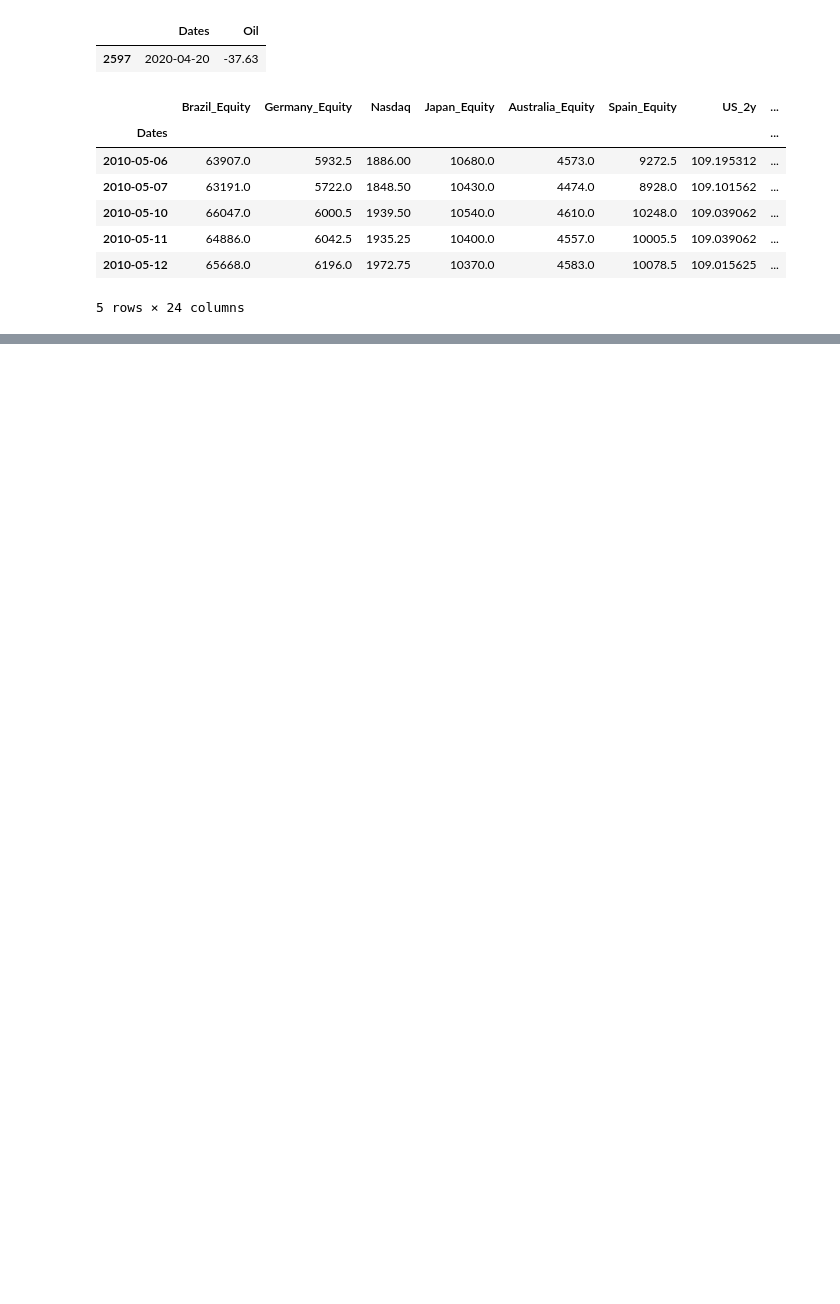
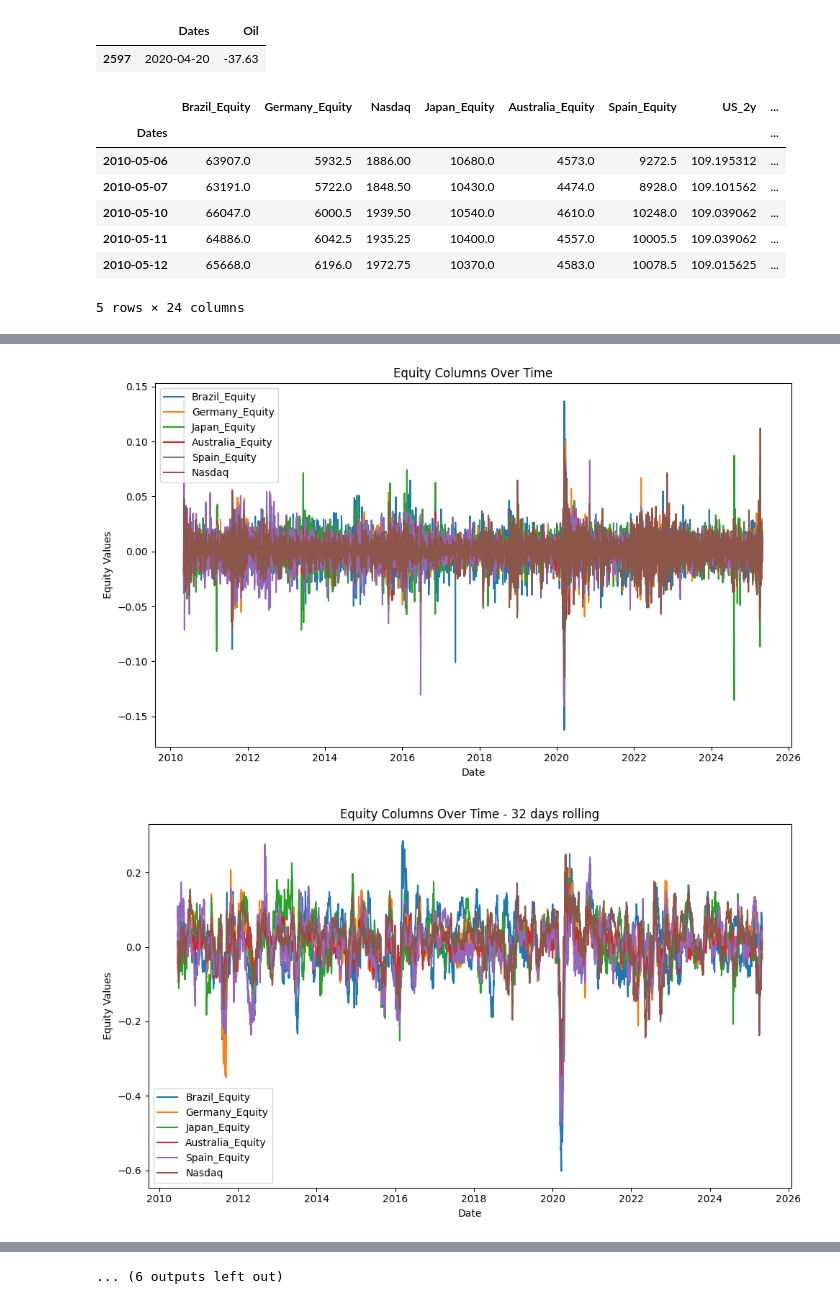
Before and after one commit to MartyJester/MarPort, a Jupyter notebook: Hope.ipynb, the cells around one changed output, grey strips where cells are left out. Saved outputs shown, nothing was run; the diff lists cells and outputs as text; code cells hidden in the pictures; blank space fills up the shorter version.

```diff
--- a/Hope.ipynb
+++ b/Hope.ipynb
@@ -319,0 +202,30 @@ plt.close()
+# %%
+for item in bundle_of_futures:
+    plt.figure(figsize=(10, 6))
+    for col in item:
+        plt.plot(df_log_returns[col], label=col)
+
+    plt.xlabel('Date')
+    plt.ylabel('Equity Values')
+    plt.title('Equity Columns Over Time')
+    plt.legend()
+    plt.tight_layout()
+    plt.show()
+    plt.close()
+    plt.close()
+
+    plt.figure(figsize=(10, 6))
+    for col in item:
+        plt.plot(df_log_returns_32[col], label=col)
+
+    plt.xlabel('Date')
+    plt.ylabel('Equity Values')
+    plt.title('Equity Columns Over Time - 32 days rolling')
+    plt.legend()
+    plt.tight_layout()
+    plt.show()
+    plt.close()
+    plt.close()
+# %% [output]
+[figure, added]
+[figure, added]
@@ -320 +242,2 @@ plt.close()
+... (6 outputs left out)
 # %%
```
Also changed, not shown: parts of 11 cells of this notebook.
